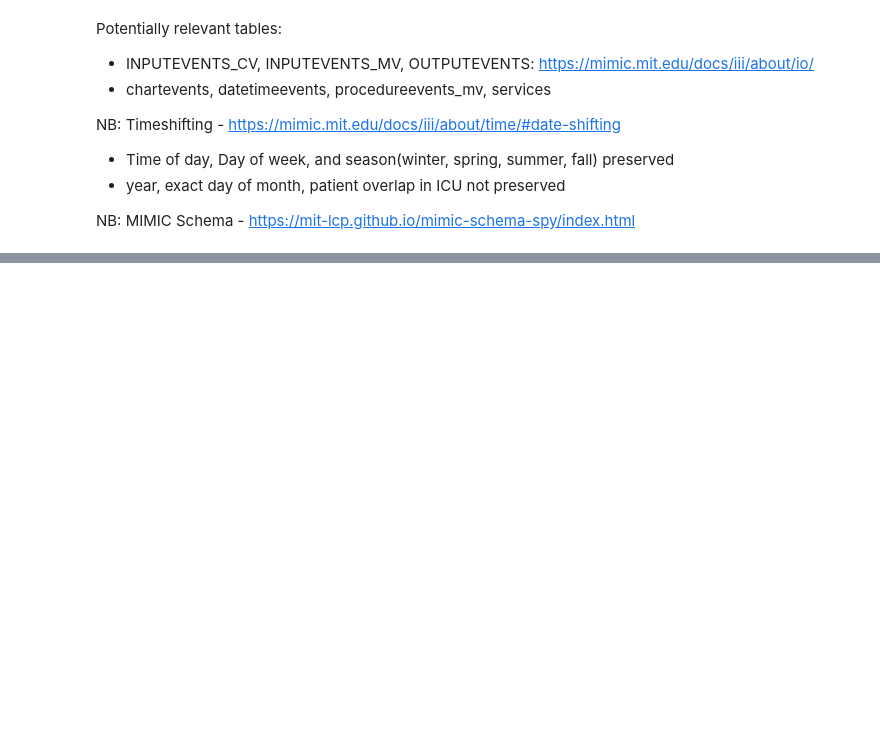
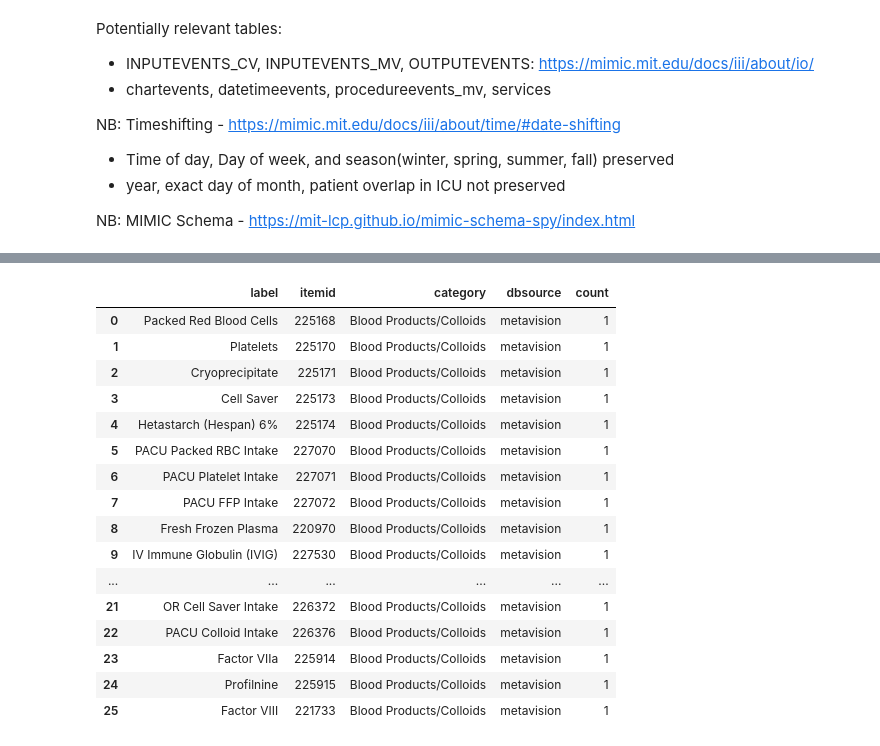
Before and after one commit to kmorhun/tranfusion-reactions, a Jupyter notebook: exploratory_data_analysis/eda_kat.ipynb, the cells around one changed output, grey strips where cells are left out. Saved outputs shown, nothing was run; the diff lists cells and outputs as text; code cells hidden in the pictures; blank space fills up the shorter version.

```diff
--- a/exploratory_data_analysis/eda_kat.ipynb
+++ b/exploratory_data_analysis/eda_kat.ipynb
@@ -44,0 +88,25 @@ print(results)
+# %%
+#found category 'Blood Products/Colloids'
+with open(f"{query_path}/all_blood_products.sql", 'r') as file:
+    query = file.read()
+
+results = client.query(query).to_dataframe()
+results
+# %% [output]
+|  | label | itemid | category | dbsource | count |
+| 0 | Packed Red Blood Cells | 225168 | Blood Products/Colloids | metavision | 1 |
+| 1 | Platelets | 225170 | Blood Products/Colloids | metavision | 1 |
+| 2 | Cryoprecipitate | 225171 | Blood Products/Colloids | metavision | 1 |
+| 3 | Cell Saver | 225173 | Blood Products/Colloids | metavision | 1 |
+| 4 | Hetastarch (Hespan) 6% | 225174 | Blood Products/Colloids | metavision | 1 |
+| 5 | PACU Packed RBC Intake | 227070 | Blood Products/Colloids | metavision | 1 |
+| 6 | PACU Platelet Intake | 227071 | Blood Products/Colloids | metavision | 1 |
+| 7 | PACU FFP Intake | 227072 | Blood Products/Colloids | metavision | 1 |
+| 8 | Fresh Frozen Plasma | 220970 | Blood Products/Colloids | metavision | 1 |
+| 9 | IV Immune Globulin (IVIG) | 227530 | Blood Products/Colloids | metavision | 1 |
+| ... | ... | ... | ... | ... | ... |
+| 21 | OR Cell Saver Intake | 226372 | Blood Products/Colloids | metavision | 1 |
+| 22 | PACU Colloid Intake | 226376 | Blood Products/Colloids | metavision | 1 |
+| 23 | Factor VIIa | 225914 | Blood Products/Colloids | metavision | 1 |
+| 24 | Profilnine | 225915 | Blood Products/Colloids | metavision | 1 |
+| 25 | Factor VIII | 221733 | Blood Products/Colloids | metavision | 1 |
```
Also changed, not shown: parts of 4 cells of this notebook, 6 other files.
